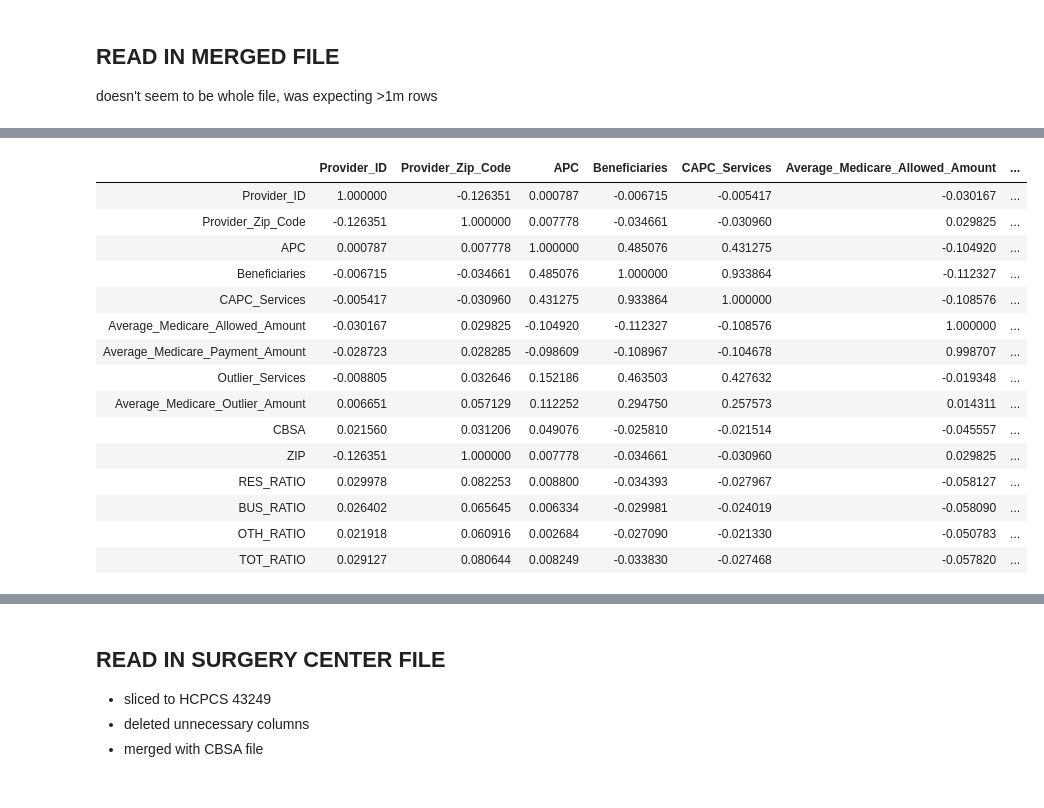
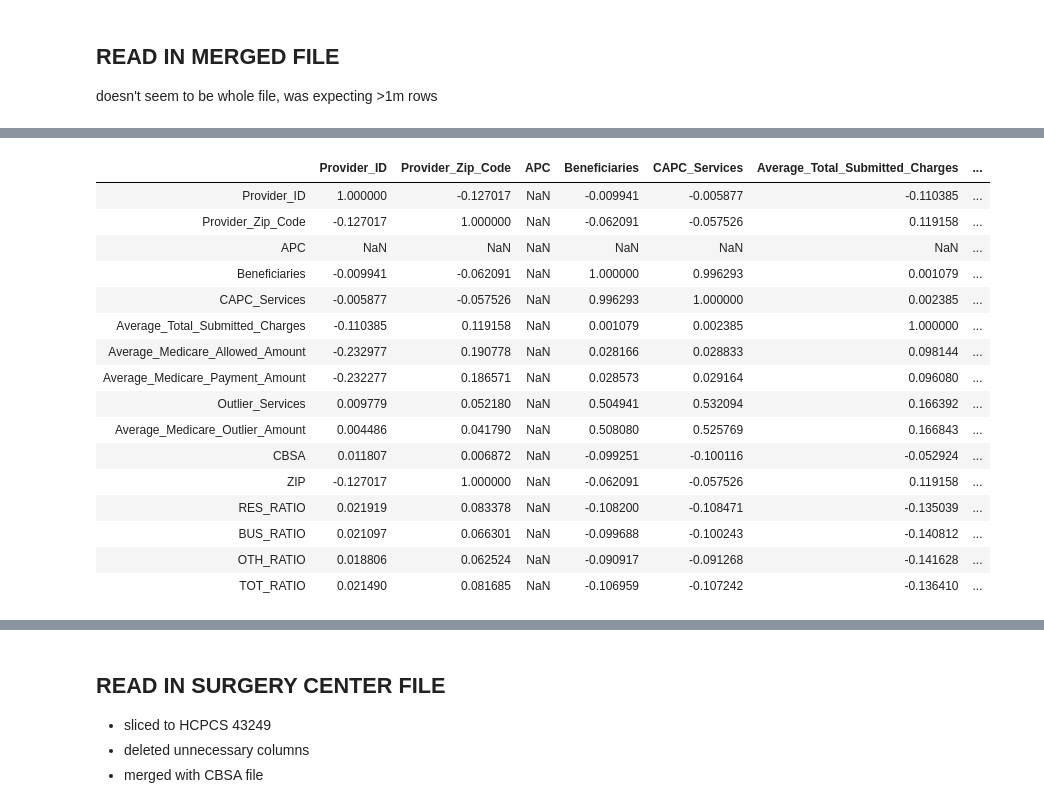
Before and after one commit to knitterpam/Healthcare-Bluebook-Medicare-Pricing-Analysis, a Jupyter notebook: notebooks/HCBB_EDA.ipynb, the cells around one changed output, grey strips where cells are left out. Saved outputs shown, nothing was run; the diff lists cells and outputs as text; code cells hidden in the pictures.

```diff
--- a/notebooks/HCBB_EDA.ipynb
+++ b/notebooks/HCBB_EDA.ipynb
@@ -42,7 +42,7 @@ doesn't seem to be whole file, was expecting >1m rows
 # %%
 %%time
 
-hospital_cbsa_full_join = pd.read_csv('../data/hospital_cbsa_full_join.csv')
-print(hospital_cbsa_full_join.shape)
-hospital_cbsa_full_join.head()
+hospital_cbsa_5302 = pd.read_csv('../data/hospital_cbsa_5302.csv')
+print(hospital_cbsa_5302.shape)
+hospital_cbsa_5302.head()
 # %% [output]
@@ -109,19 +109,20 @@ Name: Average_Medicare_Allowed_Amount, Length: 70775, dtype: float64
 # %%
-hospital_cbsa_full_join.corr()
+hospital_cbsa_5302.corr()
 # %% [output]
-|  | Provider_ID | Provider_Zip_Code | APC | Beneficiaries | CAPC_Services | Average_Medicare_Allowed_Amount | ... |
-| Provider_ID | 1.000000 | -0.126351 | 0.000787 | -0.006715 | -0.005417 | -0.030167 | ... |
-| Provider_Zip_Code | -0.126351 | 1.000000 | 0.007778 | -0.034661 | -0.030960 | 0.029825 | ... |
-| APC | 0.000787 | 0.007778 | 1.000000 | 0.485076 | 0.431275 | -0.104920 | ... |
-| Beneficiaries | -0.006715 | -0.034661 | 0.485076 | 1.000000 | 0.933864 | -0.112327 | ... |
-| CAPC_Services | -0.005417 | -0.030960 | 0.431275 | 0.933864 | 1.000000 | -0.108576 | ... |
-| Average_Medicare_Allowed_Amount | -0.030167 | 0.029825 | -0.104920 | -0.112327 | -0.108576 | 1.000000 | ... |
-| Average_Medicare_Payment_Amount | -0.028723 | 0.028285 | -0.098609 | -0.108967 | -0.104678 | 0.998707 | ... |
-| Outlier_Services | -0.008805 | 0.032646 | 0.152186 | 0.463503 | 0.427632 | -0.019348 | ... |
-| Average_Medicare_Outlier_Amount | 0.006651 | 0.057129 | 0.112252 | 0.294750 | 0.257573 | 0.014311 | ... |
-| CBSA | 0.021560 | 0.031206 | 0.049076 | -0.025810 | -0.021514 | -0.045557 | ... |
-| ZIP | -0.126351 | 1.000000 | 0.007778 | -0.034661 | -0.030960 | 0.029825 | ... |
-| RES_RATIO | 0.029978 | 0.082253 | 0.008800 | -0.034393 | -0.027967 | -0.058127 | ... |
-| BUS_RATIO | 0.026402 | 0.065645 | 0.006334 | -0.029981 | -0.024019 | -0.058090 | ... |
-| OTH_RATIO | 0.021918 | 0.060916 | 0.002684 | -0.027090 | -0.021330 | -0.050783 | ... |
-| TOT_RATIO | 0.029127 | 0.080644 | 0.008249 | -0.033830 | -0.027468 | -0.057820 | ... |
+|  | Provider_ID | Provider_Zip_Code | APC | Beneficiaries | CAPC_Services | Average_Total_Submitted_Charges | ... |
+| Provider_ID | 1.000000 | -0.127017 | NaN | -0.009941 | -0.005877 | -0.110385 | ... |
+| Provider_Zip_Code | -0.127017 | 1.000000 | NaN | -0.062091 | -0.057526 | 0.119158 | ... |
+| APC | NaN | NaN | NaN | NaN | NaN | NaN | ... |
+| Beneficiaries | -0.009941 | -0.062091 | NaN | 1.000000 | 0.996293 | 0.001079 | ... |
+| CAPC_Services | -0.005877 | -0.057526 | NaN | 0.996293 | 1.000000 | 0.002385 | ... |
+| Average_Total_Submitted_Charges | -0.110385 | 0.119158 | NaN | 0.001079 | 0.002385 | 1.000000 | ... |
+| Average_Medicare_Allowed_Amount | -0.232977 | 0.190778 | NaN | 0.028166 | 0.028833 | 0.098144 | ... |
+| Average_Medicare_Payment_Amount | -0.232277 | 0.186571 | NaN | 0.028573 | 0.029164 | 0.096080 | ... |
+| Outlier_Services | 0.009779 | 0.052180 | NaN | 0.504941 | 0.532094 | 0.166392 | ... |
+| Average_Medicare_Outlier_Amount | 0.004486 | 0.041790 | NaN | 0.508080 | 0.525769 | 0.166843 | ... |
+| CBSA | 0.011807 | 0.006872 | NaN | -0.099251 | -0.100116 | -0.052924 | ... |
+| ZIP | -0.127017 | 1.000000 | NaN | -0.062091 | -0.057526 | 0.119158 | ... |
+| RES_RATIO | 0.021919 | 0.083378 | NaN | -0.108200 | -0.108471 | -0.135039 | ... |
+| BUS_RATIO | 0.021097 | 0.066301 | NaN | -0.099688 | -0.100243 | -0.140812 | ... |
+| OTH_RATIO | 0.018806 | 0.062524 | NaN | -0.090917 | -0.091268 | -0.141628 | ... |
+| TOT_RATIO | 0.021490 | 0.081685 | NaN | -0.106959 | -0.107242 | -0.136410 | ... |
```
Also changed, not shown: parts of 41 cells of this notebook, 12 other files.
